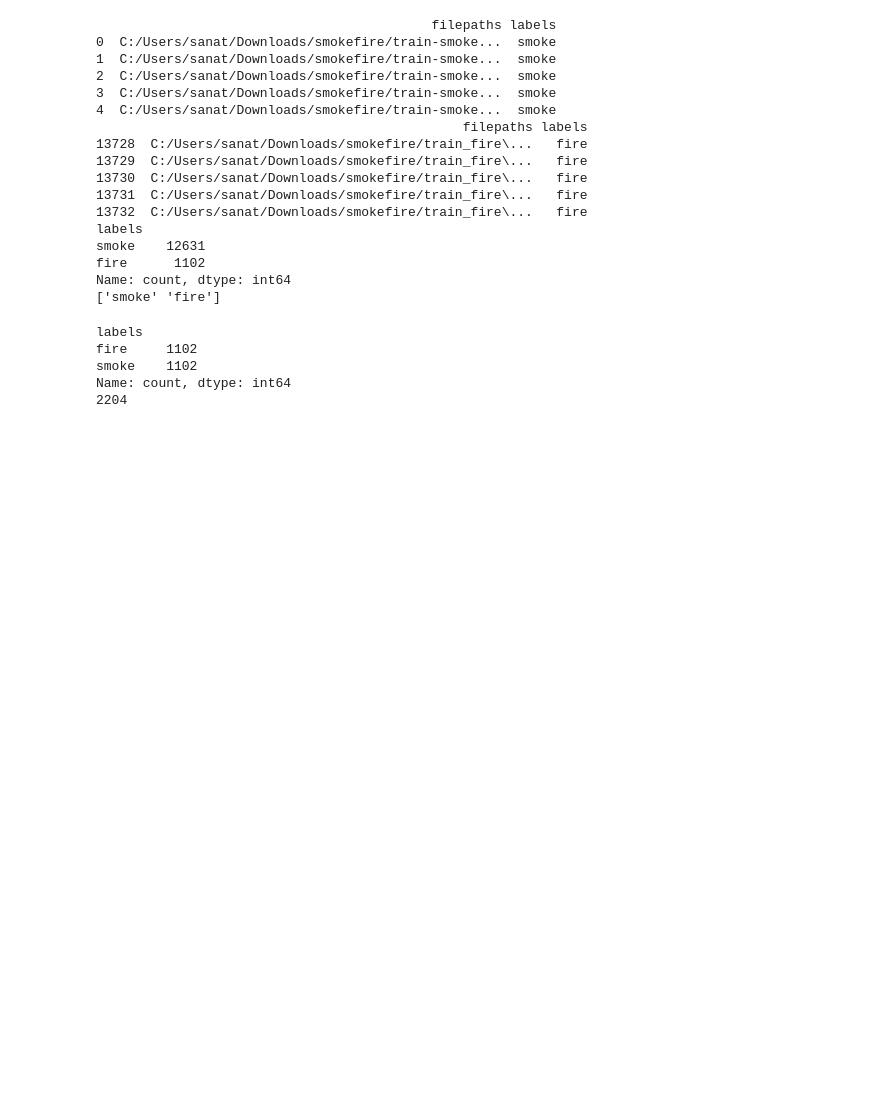
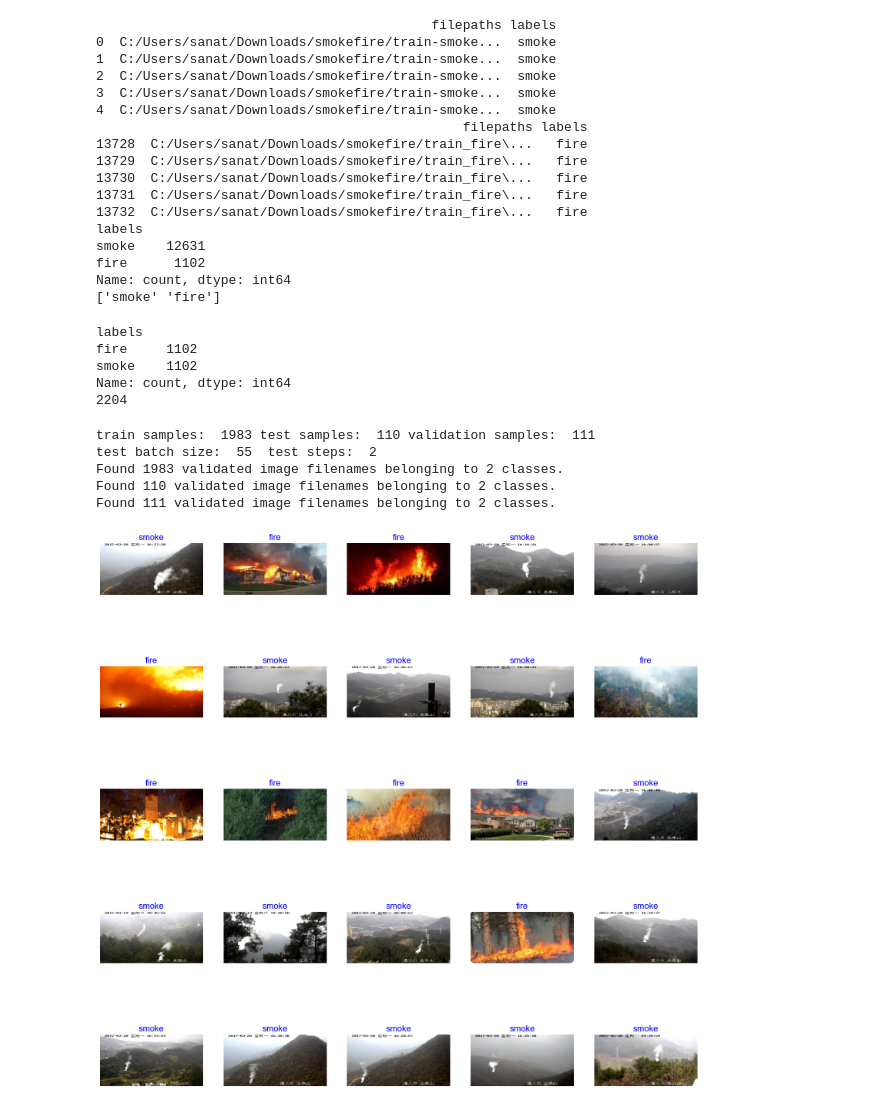
Before and after one commit to Sanath98-webdev/Projects, a Jupyter notebook: Fire and Smoke/LLM.ipynb, the cells around one changed output. Drawn from its saved outputs; the diff is of its cells as text; code cells hidden in the pictures; blank space fills up the shorter version.

```diff
--- a/Fire and Smoke/LLM.ipynb
+++ b/Fire and Smoke/LLM.ipynb
@@ -117,3 +119,41 @@ def scalar(img):
     return img/127.5 - 1
 trgen=ImageDataGenerator(preprocessing_function=scalar,horizontal_flip=True,vertical_flip=True)
 tvgen=ImageDataGenerator(preprocessing_function=scalar)
+train_gen=trgen.flow_from_dataframe(train_df,x_col='filepaths',y_col='labels',target_size=img_size,class_mode='categorical',color_mode='rgb',shuffle=False,batch_size=batch_size)
+test_gen=tvgen.flow_from_dataframe(test_df,x_col='filepaths',y_col='labels',target_size=img_size,class_mode='categorical',color_mode='rgb',shuffle=False,batch_size=test_batch_size)
+valid_gen=tvgen.flow_from_dataframe(valid_df,x_col='filepaths',y_col='labels',target_size=img_size,class_mode='categorical',color_mode='rgb',shuffle=False,batch_size=batch_size)
+classes=list(train_gen.class_indices.keys())
+class_count=len(classes)
+train_steps=int(len(train_gen.labels)/batch_size)
+# %% [output]
+train samples:  1983 test samples:  110 validation samples:  111
+test batch size:  55  test steps:  2
+Found 1983 validated image filenames belonging to 2 classes.
+Found 110 validated image filenames belonging to 2 classes.
+Found 111 validated image filenames belonging to 2 classes.
+# %%
+def show_image_samples(gen,class_names):
+    class_dict=gen.class_indices
+    new_dict={}
+    for key,value in class_dict.items():
+        new_dict[value]=key
+    images,labels=next(gen)
+    plt.figure(figsize=(20,20))
+    length=len(labels)
+    if length<25:
+        r=length
+    else:
+        r=25
+    for i in range(r):
+        plt.subplot(5,5,i+1)
+        image=(images[i]+1)/2
+        plt.imshow(image)
+        index=np.argmax(labels[i])
+        class_name=class_names[index]
+        plt.title(class_name,color='blue',fontsize=16)
+        plt.axis('off')
+    plt.show()
+# %%
+show_image_samples(test_gen,classes)
+# %% [output]
+[figure, added]
```
Also changed, not shown: parts of 3 cells of this notebook.
